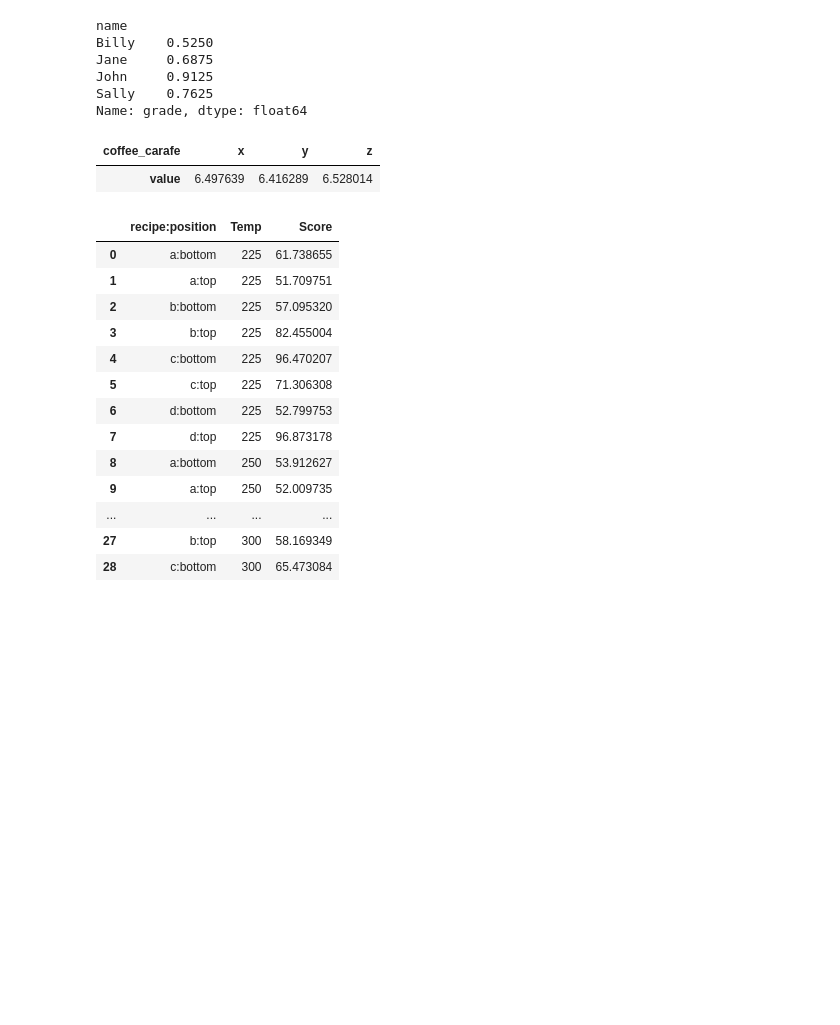
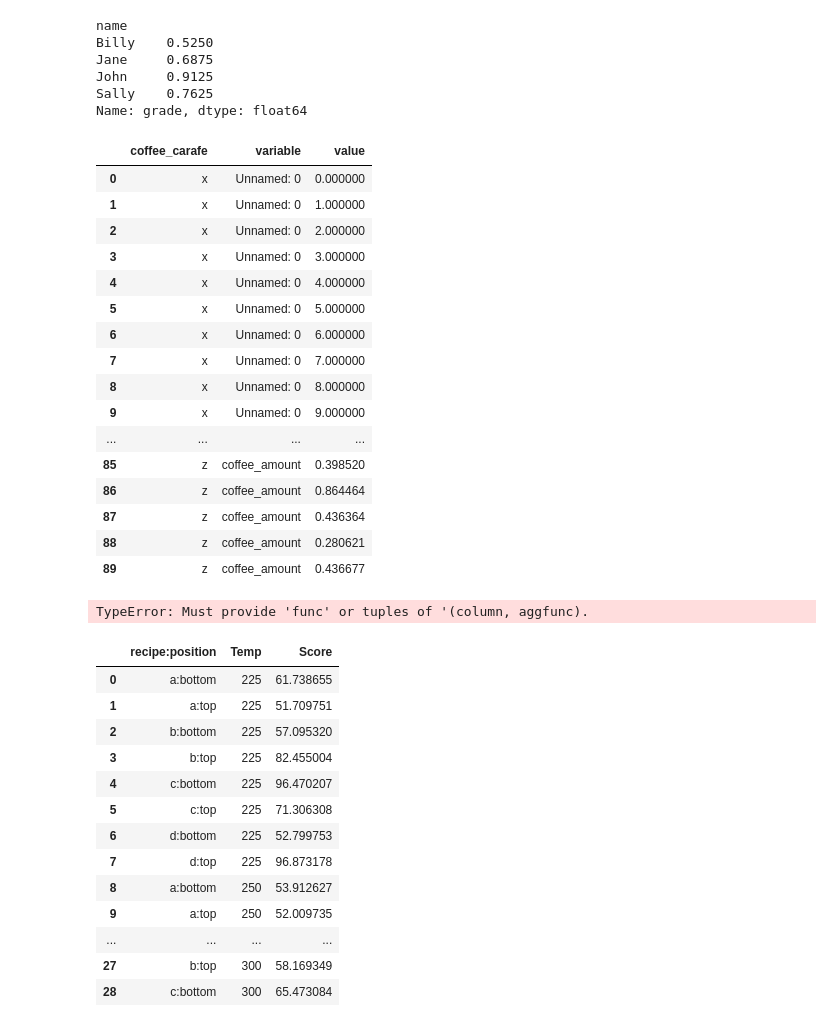
Before and after one commit to QinzhiChen/classification-exercises, a Jupyter notebook: tidy_data.ipynb, the cells around one changed output. Cells and saved outputs as stored; diff of their text form; code cells hidden in the pictures; blank space fills up the shorter version.

```diff
--- a/tidy_data.ipynb
+++ b/tidy_data.ipynb
@@ -59,12 +59,30 @@ def get_coffee_data():
 # %%
 coffee=get_coffee_data()
 # %%
-tidy_coffee=coffee.melt(id_vars='coffee_carafe')
+tidy_coffee=coffee.melt(id_vars='coffee_carafe',)
+tidy_coffee
+# %% [output]
+|  | coffee_carafe | variable | value |
+| 0 | x | Unnamed: 0 | 0.000000 |
+| 1 | x | Unnamed: 0 | 1.000000 |
+| 2 | x | Unnamed: 0 | 2.000000 |
+| 3 | x | Unnamed: 0 | 3.000000 |
+| 4 | x | Unnamed: 0 | 4.000000 |
+| 5 | x | Unnamed: 0 | 5.000000 |
+| 6 | x | Unnamed: 0 | 6.000000 |
+| 7 | x | Unnamed: 0 | 7.000000 |
+| 8 | x | Unnamed: 0 | 8.000000 |
+| 9 | x | Unnamed: 0 | 9.000000 |
+| ... | ... | ... | ... |
+| 85 | z | coffee_amount | 0.398520 |
+| 86 | z | coffee_amount | 0.864464 |
+| 87 | z | coffee_amount | 0.436364 |
+| 88 | z | coffee_amount | 0.280621 |
+| 89 | z | coffee_amount | 0.436677 |
 # %%
-tidy_coffee.pivot_table(columns='coffee_carafe')
+tidy_coffee.pivot_table(columns='coffee_carafe',index='variable', values='value',aggfunc=None)
 # %% [output]
-| coffee_carafe | x | y | z |
-| value | 6.497639 | 6.416289 | 6.528014 |
+TypeError: Must provide 'func' or tuples of '(column, aggfunc).
 # %%
 # problem3
 # %%
```
